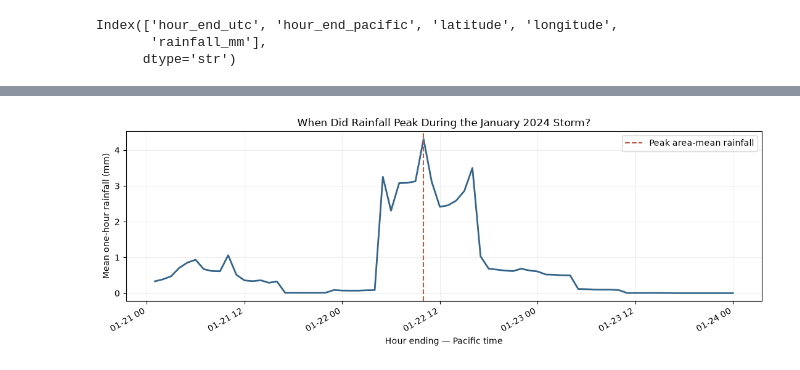
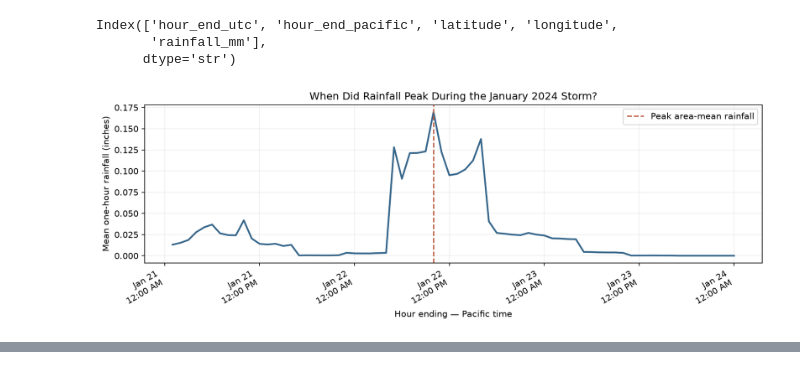
Before and after one commit to leen324/DSC180---Rainfall, a Jupyter notebook: stage_iv/data/analysis.ipynb, the cells around one changed output, grey strips where cells are left out. Cells and saved outputs as stored; diff of their text form; code cells hidden in the pictures.

Commit message:
Processed and created visualizations for Stage IV Data

```diff
--- a/stage_iv/data/analysis.ipynb
+++ b/stage_iv/data/analysis.ipynb
@@ -51,32 +90,42 @@ Index(['hour_end_utc', 'hour_end_pacific', 'latitude', 'longitude',
       dtype='str')
 # %%
 import matplotlib.pyplot as plt
+import matplotlib.dates as mdates
+from zoneinfo import ZoneInfo
 
 hourly = (
     df.groupby("hour_end_pacific")["rainfall_mm"]
     .mean()
     .sort_index()
+    / 25.4
 )
 
 peak = hourly.idxmax()
 
 fig, ax = plt.subplots(figsize=(11, 4))
 
 ax.plot(hourly.index, hourly.values, color="#35658a", linewidth=2)
 ax.axvline(peak, color="#bd5b42", linestyle="--", label="Peak area-mean rainfall")
 
 ax.set(
     title="When Did Rainfall Peak During the January 2024 Storm?",
     xlabel="Hour ending — Pacific time",
-    ylabel="Mean one-hour rainfall (mm)",
+    ylabel="Mean one-hour rainfall (inches)",
+)
+
+pacific = ZoneInfo("America/Los_Angeles")
+ax.xaxis.set_major_locator(mdates.HourLocator(byhour=[0, 12], tz=pacific))
+ax.xaxis.set_major_formatter(
+    mdates.DateFormatter("%b %d\n%I:%M %p", tz=pacific)
 )
 
 ax.legend()
 ax.grid(alpha=0.2)
 fig.autofmt_xdate()
 plt.tight_layout()
 plt.show()
 
 print("Peak hour ends:", peak)
-print("Peak area-mean rainfall:", round(hourly.max(), 2), "mm")
+print("Peak area-mean rainfall:", round(hourly.max(), 2), "inches")
 # %% [output]
+[figure, new version]
@@ -84 +133,0 @@ Matplotlib is building the font cache; this may take a moment.
-[figure, old version]
```
Also changed, not shown: parts of 7 cells of this notebook, 2 other files.
